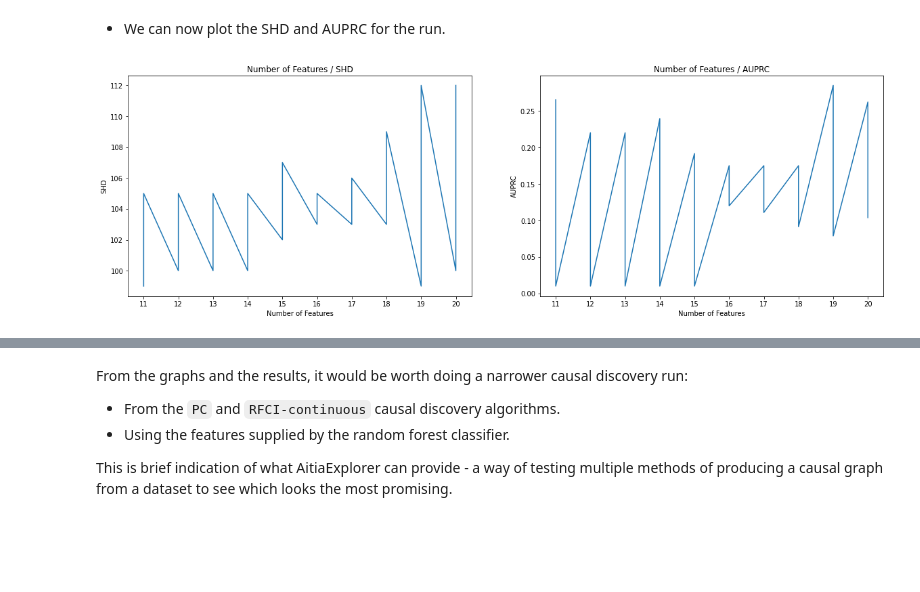
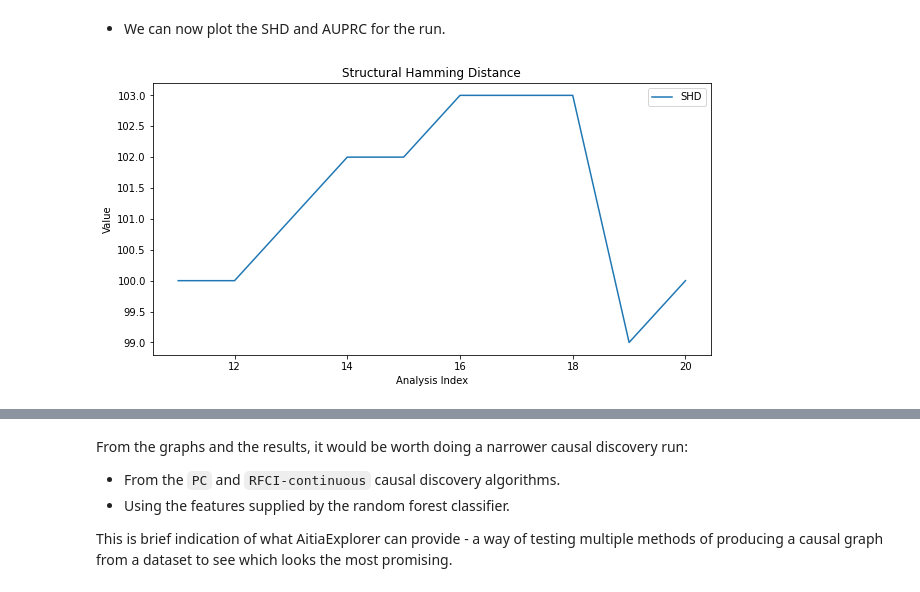
Before and after one commit to seamus-brady/aitiaexplorer, a Jupyter notebook: notebooks/Example04-Causal_Discovery_Within_A_Range_of_Features.ipynb, the cells around one changed output, grey strips where cells are left out. Cells and saved outputs as stored; diff of their text form; code cells hidden in the pictures; blank space fills up the shorter version.

Commit message:
Fixed graphs

```diff
--- a/notebooks/Example04-Causal_Discovery_Within_A_Range_of_Features.ipynb
+++ b/notebooks/Example04-Causal_Discovery_Within_A_Range_of_Features.ipynb
@@ -133,24 +135,24 @@ display(HTML(all_results.to_html()))
 # %% [markdown]
 - We can now plot the SHD and AUPRC for the run.
-# %%
-plt.rcParams["figure.figsize"] = (20, 6)
-
-plt.subplot(1, 2, 1)
-plt.plot(all_results['No. of Features Req.'], all_results['SHD'])
-xint = range(min(all_results['No. of Features Req.']), math.ceil(max(all_results['No. of Features Req.']))+1)
-plt.xticks(xint)
-plt.title('Number of Features / SHD')
-plt.xlabel('Number of Features')
-plt.ylabel('SHD')
-
-plt.subplot(1, 2, 2)
-plt.plot(all_results['No. of Features Req.'], all_results['AUPRC'])
-xint = range(min(all_results['No. of Features Req.']), math.ceil(max(all_results['No. of Features Req.']))+1)
-plt.xticks(xint)
-plt.title('Number of Features / AUPRC')
-plt.xlabel('Number of Features')
-plt.ylabel('AUPRC')
-
-plt.show()
-# %% [output]
-[figure, removed]
+# %%
+shd_min = []
+for s in range(11, 21):
+    shd = all_results.loc[all_results['No. of Features Req.'] == s]['SHD'].min()
+    shd_min.append(shd)
+
+
+auprc_max = []
+for a in range(11, 21):
+    auprc = all_results.loc[all_results['No. of Features Req.'] == a]['AUPRC'].max()
+    auprc_max.append(auprc)
+# %%
+plt.rcParams["figure.figsize"] = (10, 5)
+
+plt.plot(np.arange(11,21), shd_min, label='SHD')
+plt.title('Structural Hamming Distance')
+plt.xlabel('Analysis Index')
+plt.ylabel('Value')
+plt.legend()
+plt.show()
+# %% [output]
+[figure, added]
```
Also changed, not shown: parts of 4 cells of this notebook.
